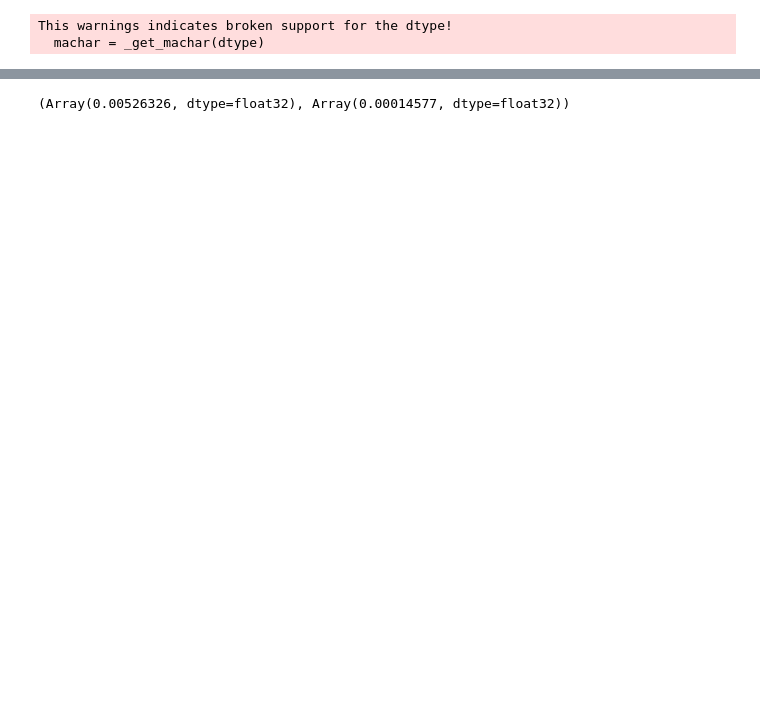
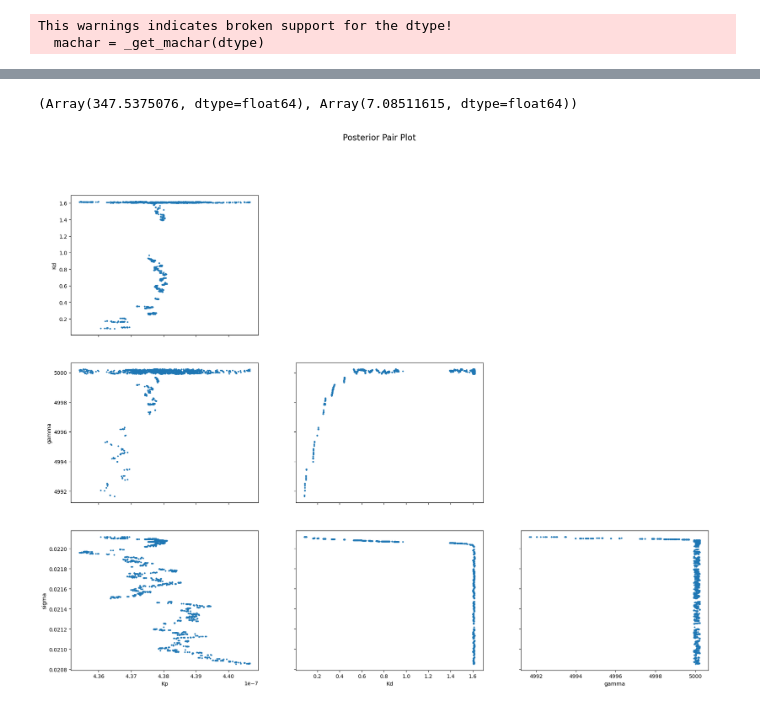
Before and after one commit to finchyOut/SatelliteTracking, a Jupyter notebook: satellite_tracking_rn/test_inference.ipynb, the cells around one changed output, grey strips where cells are left out. Drawn from its saved outputs; the diff is of its cells as text; code cells hidden in the pictures; blank space fills up the shorter version.

```diff
--- a/satellite_tracking_rn/test_inference.ipynb
+++ b/satellite_tracking_rn/test_inference.ipynb
@@ -35,4 +37,20 @@ mcmc_samples["Kp"].mean(), mcmc_samples["Kp"].std()
 # %%
-mcmc_samples["Kd"].mean(), mcmc_samples["Kd"].std()
+mcmc_samples["gamma"].mean(), mcmc_samples["gamma"].std()
 # %% [output]
-(Array(0.00526326, dtype=float32), Array(0.00014577, dtype=float32))
+(Array(347.5375076, dtype=float64), Array(7.08511615, dtype=float64))
+# %%
+import arviz as az
+
+inf_data = az.from_numpyro(mcmc)
+# %%
+az.plot_pair(
+    inf_data,
+    var_names=["Kp", "Kd", "gamma", "sigma"],
+    kind="scatter",
+    divergences=False,
+    textsize=10
+)
+plt.suptitle("Posterior Pair Plot", fontsize=16)
+plt.show()
+# %% [output]
+[figure, added]
```
Also changed, not shown: parts of 4 cells of this notebook, 2 other files.
